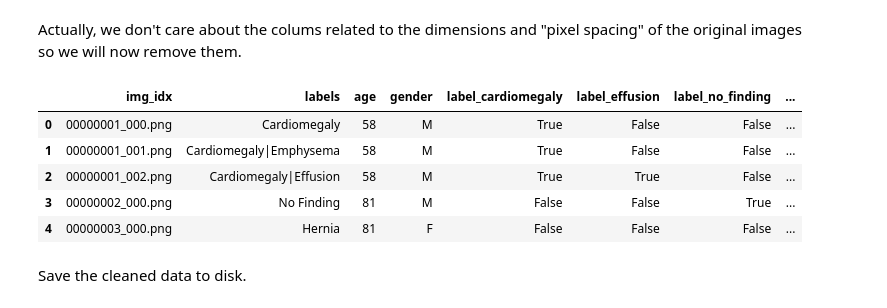
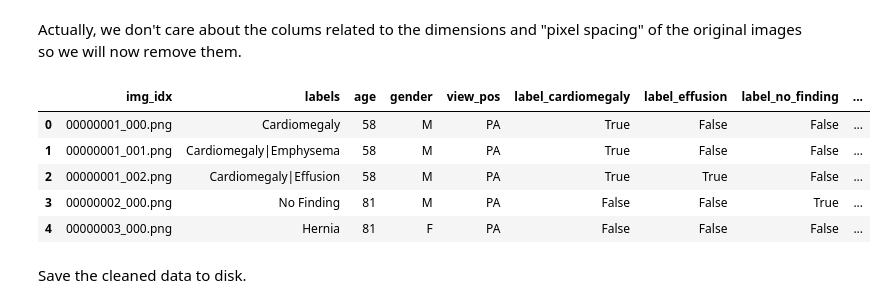
Before and after one commit to niccoulson/CXRay, a Jupyter notebook: notebooks/data_cleaning_checking.ipynb, the cells around one changed output. Saved outputs shown, nothing was run; the diff lists cells and outputs as text; code cells hidden in the pictures.

Commit message:
Put back the 'view_pos' column as it may provide useful info in training... we just don't know yet. Worst case scenario we will 'passthrough'  it in the pipeline

```diff
--- a/notebooks/data_cleaning_checking.ipynb
+++ b/notebooks/data_cleaning_checking.ipynb
@@ -237,15 +237,15 @@ data
 # %% [markdown]
 Actually, we don't care about the colums related to the dimensions and "pixel spacing" of the  original images so we will now remove them.
 # %%
-data.drop(columns=["view_pos", "img_w", "img_h", "img_pix_spc_x", "img_pix_spc_y"], inplace=True)
+data.drop(columns=["img_w", "img_h", "img_pix_spc_x", "img_pix_spc_y"], inplace=True)
 data.head()
 # %% [output]
-|  | img_idx | labels | age | gender | label_cardiomegaly | label_effusion | label_no_finding | ... |
-| 0 | 00000001_000.png | Cardiomegaly | 58 | M | True | False | False | ... |
-| 1 | 00000001_001.png | Cardiomegaly|Emphysema | 58 | M | True | False | False | ... |
-| 2 | 00000001_002.png | Cardiomegaly|Effusion | 58 | M | True | True | False | ... |
-| 3 | 00000002_000.png | No Finding | 81 | M | False | False | True | ... |
-| 4 | 00000003_000.png | Hernia | 81 | F | False | False | False | ... |
+|  | img_idx | labels | age | gender | view_pos | label_cardiomegaly | label_effusion | label_no_finding | ... |
+| 0 | 00000001_000.png | Cardiomegaly | 58 | M | PA | True | False | False | ... |
+| 1 | 00000001_001.png | Cardiomegaly|Emphysema | 58 | M | PA | True | False | False | ... |
+| 2 | 00000001_002.png | Cardiomegaly|Effusion | 58 | M | PA | True | True | False | ... |
+| 3 | 00000002_000.png | No Finding | 81 | M | PA | False | False | True | ... |
+| 4 | 00000003_000.png | Hernia | 81 | F | PA | False | False | False | ... |
 # %% [markdown]
 Save the cleaned data to disk.
 # %%
```
